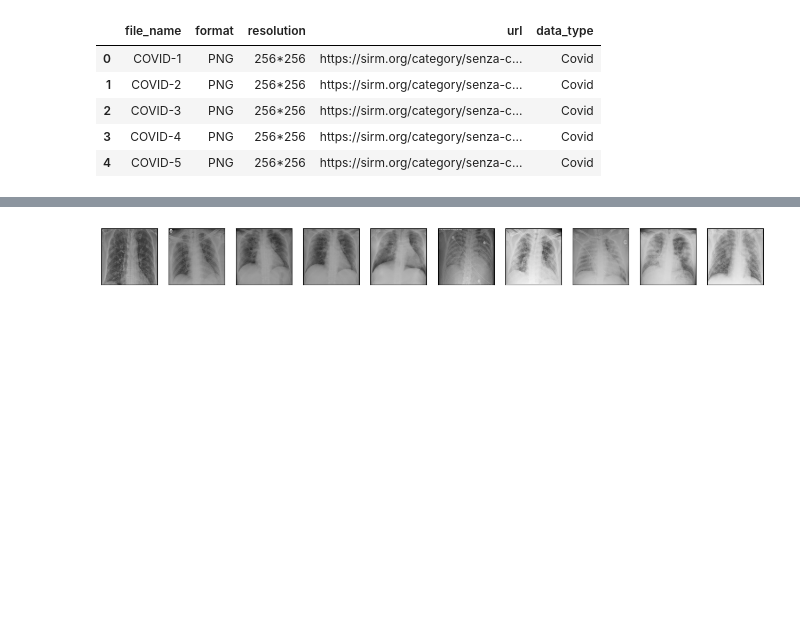
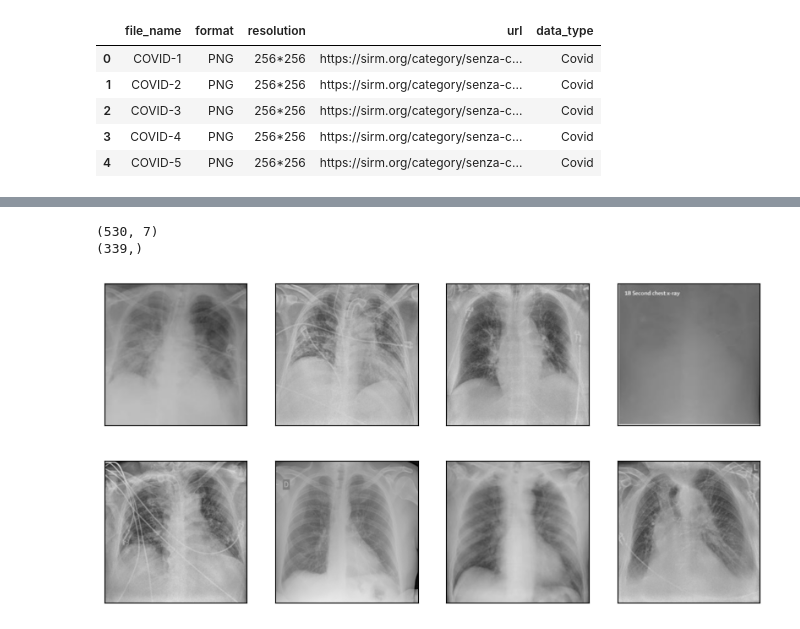
Before and after one commit to Alexandre-aksenov/summer24-analyse-pulmonaire-copy-AA, a Jupyter notebook: notebooks/img-contrast-indicator.ipynb, the cells around one changed output, grey strips where cells are left out. Cells and saved outputs as stored; diff of their text form; code cells hidden in the pictures; blank space fills up the shorter version.

```diff
--- a/notebooks/img-contrast-indicator.ipynb
+++ b/notebooks/img-contrast-indicator.ipynb
@@ -176,24 +217,25 @@ files_size = len(filenames)
 covid_out = []
 for i, filename in enumerate(filenames):
     covid_out.append(cv2.imread(os.path.join(dir_images, filename)))
-
-n_im = 10
-ind_img = random.sample(list(np.arange(0,files_size)), n_im)
-fig = plt.figure(figsize=(16, 5))
-for i in range(n_im) :
- ax = fig.add_subplot(1, n_im, i+1)
- ax.imshow(covid_out[ind_img[i]], cmap='gray')
- plt.xticks([])
- plt.yticks([])
-
-
-n_im = 8
-ind_img = random.sample(list(np.arange(0,files_size)), n_im)
-fig = plt.figure(figsize=(16, 5))
-for i in range(n_im) :
- ax = fig.add_subplot(1, n_im, i+1)
- ax.imshow(covid_out[ind_img[i]], cmap='gray')
- plt.xticks([])
- plt.yticks([])
-# %% [output]
-[figure, removed]
+# %%
+print(low_contrast.shape)
+print(filenames.shape)
+# %% [output]
+(530, 7)
+(339,)
+# %%
+n_im = 8
+ind_img = random.sample(list(np.arange(0,files_size)), n_im)
+fig = plt.figure(figsize=(10, 10))
+
+for i in range(round(n_im/2)) :
+ ax = fig.add_subplot(1, round(n_im/2), i+1)
+ ax.imshow(covid_out[ind_img[i]], cmap='gray')
+ plt.xticks([])
+ plt.yticks([])
+ ax = fig.add_subplot(2, round(n_im/2), i+1)
+ ax.imshow(covid_out[ind_img[i+round(n_im/2)]], cmap='gray')
+ plt.xticks([])
+ plt.yticks([])
+# %% [output]
+[figure, added]
```
Also changed, not shown: parts of 13 cells of this notebook.
